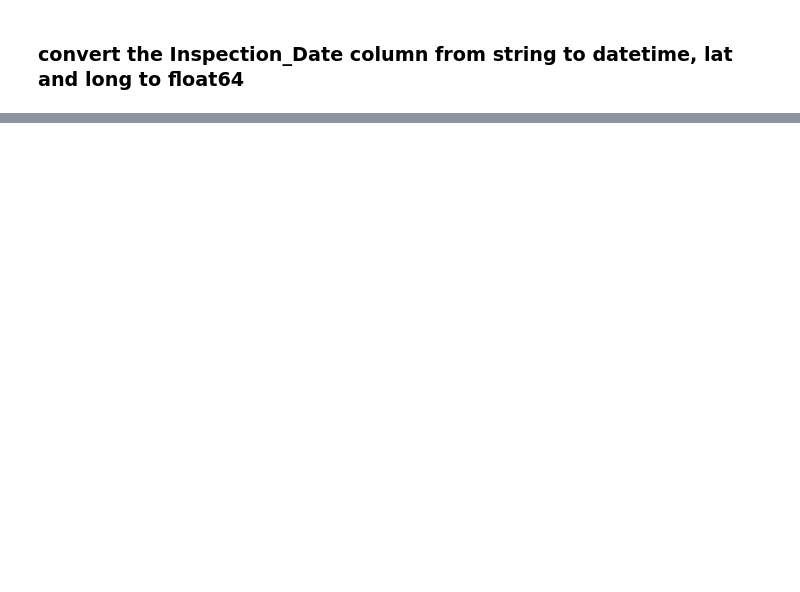
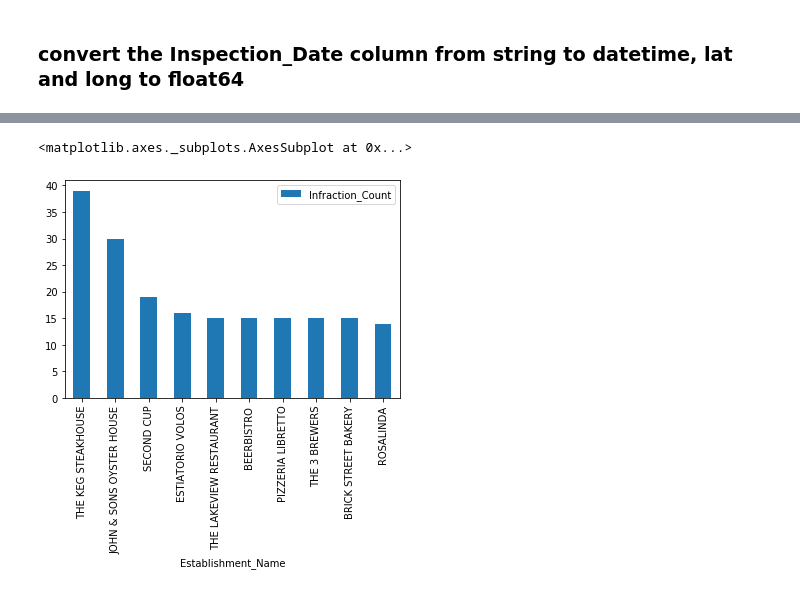
Before and after one commit to filtertron/IBM_DataScience_Capstone, a Jupyter notebook: SaferDiningInToronto.ipynb, the cells around one changed output, grey strips where cells are left out. Cells and saved outputs as stored; diff of their text form; code cells hidden in the pictures; blank space fills up the shorter version.

```diff
--- a/SaferDiningInToronto.ipynb
+++ b/SaferDiningInToronto.ipynb
@@ -804,0 +683,3 @@ testthis
+# %%
+#join the datasets
+TorontoDinesafeVenues= pd.merge(left=toronto_restaurants, right=dfDinesafeRecent, on=['CompositeKey'], how='inner')
@@ -804,0 +717,15 @@ testthis
+# %%
+# get a venue-by-venue count of Dinesafe infractions
+dfVenuesWithHighestInfractions = TorontoDinesafeVenues.groupby('Establishment_Name', as_index=False).agg({"Infraction_Severity": "count"})
+#rename Infraction_Severity to Infraction_Count
+dfVenuesWithHighestInfractions.rename(columns={'Infraction_Severity':'Infraction_Count'}, inplace=True)
+# %%
+#sort descending and get Top 10
+dfVenuesWithHighestInfractions.sort_values(by=['Infraction_Count'], inplace=True, ascending=False)
+# %%
+dfVHITop10 = dfVenuesWithHighestInfractions.head(10)
+# %%
+dfVHITop10.plot(kind='bar',x='Establishment_Name',y='Infraction_Count')
+# %% [output]
+<matplotlib.axes._subplots.AxesSubplot at 0x...>
+[figure, added]
```
Also changed, not shown: parts of 43 cells of this notebook.
